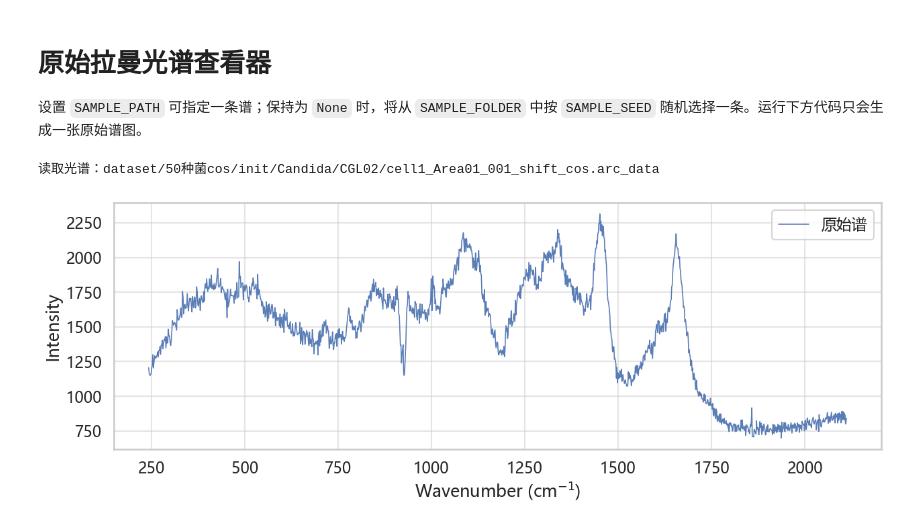
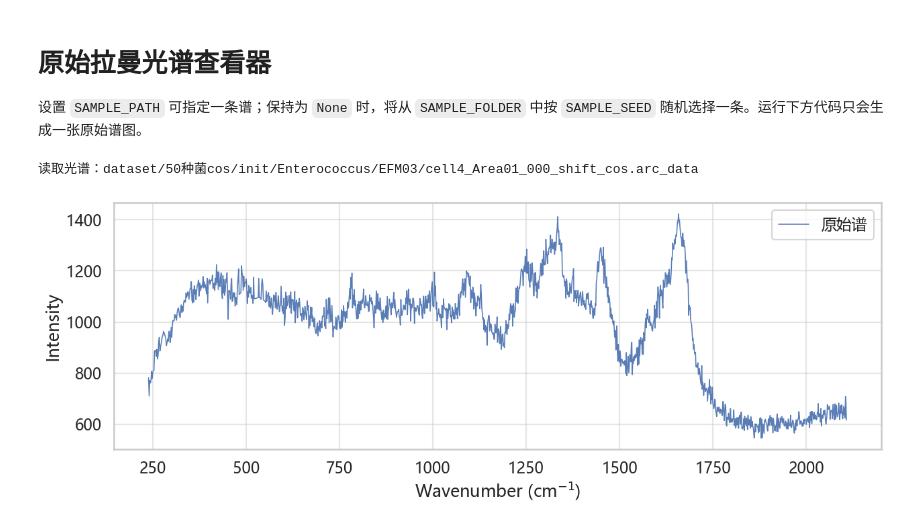
Before and after one commit to YaoHui-Wu06022/Bacterial-Raman-Spectroscopy-Classification, a Jupyter notebook: notebooks/raw_spectrum_viewer.ipynb, the cells around one changed output. Drawn from its saved outputs; the diff is of its cells as text; code cells hidden in the pictures.

```diff
--- a/notebooks/raw_spectrum_viewer.ipynb
+++ b/notebooks/raw_spectrum_viewer.ipynb
@@ -28,7 +28,7 @@ from raman.data.io import read_arc_data
 
 # 手动指定时，填入相对项目根目录或绝对路径；例如：
 # SAMPLE_PATH = 'dataset/50种菌cos/init/属名/文件夹名/某条谱.arc_data'
-SAMPLE_PATH = "dataset/50种菌cos/init/Candida/CGL02/cell1_Area01_001_shift_cos.arc_data"
+SAMPLE_PATH = "dataset/50种菌cos/init/Enterococcus/EFM03/cell4_Area01_000_shift_cos.arc_data"
 
 # SAMPLE_PATH 为 None 时，从该目录随机抽取一条谱。
 SAMPLE_FOLDER = PROJECT_ROOT / 'dataset' / '50种菌cos' / 'init'
@@ -61,32 +61,32 @@ if SAMPLE_PATH is not None:
         spectrum_path = PROJECT_ROOT / spectrum_path
 else:
     sample_folder = Path(SAMPLE_FOLDER)
     if not sample_folder.is_absolute():
         sample_folder = PROJECT_ROOT / sample_folder
     candidates = sorted(sample_folder.rglob('*.arc_data'))
     if not candidates:
         raise FileNotFoundError(f'未找到 .arc_data 文件：{sample_folder}')
     spectrum_path = random.Random(SAMPLE_SEED).choice(candidates)
 
 wn, intensity = read_arc_data(spectrum_path)
 if wn.size == 0 or intensity.size == 0:
     raise ValueError(f'无法读取光谱：{spectrum_path}')
 
 try:
     display_path = spectrum_path.relative_to(PROJECT_ROOT).as_posix()
 except ValueError:
     display_path = str(spectrum_path)
 print(f'读取光谱：{display_path}')
 
 fig, ax = plt.subplots(figsize=(13, 5))
 ax.plot(wn, intensity, color='#4C72B0', linewidth=1.15, alpha=0.92, label='原始谱')
 ax.set_xlabel('Wavenumber (cm$^{-1}$)')
 ax.set_ylabel('Intensity')
 if DISPLAY_MIN is not None and DISPLAY_MAX is not None:
     ax.set_xlim(DISPLAY_MIN, DISPLAY_MAX)
 ax.legend(loc='best')
 fig.tight_layout()
 plt.show()
 # %% [output]
-读取光谱：dataset/50种菌cos/init/Candida/CGL02/cell1_Area01_001_shift_cos.arc_data
+读取光谱：dataset/50种菌cos/init/Enterococcus/EFM03/cell4_Area01_000_shift_cos.arc_data
-[figure, old version]
+[figure, new version]
```
Also changed, not shown: 1 other file.
